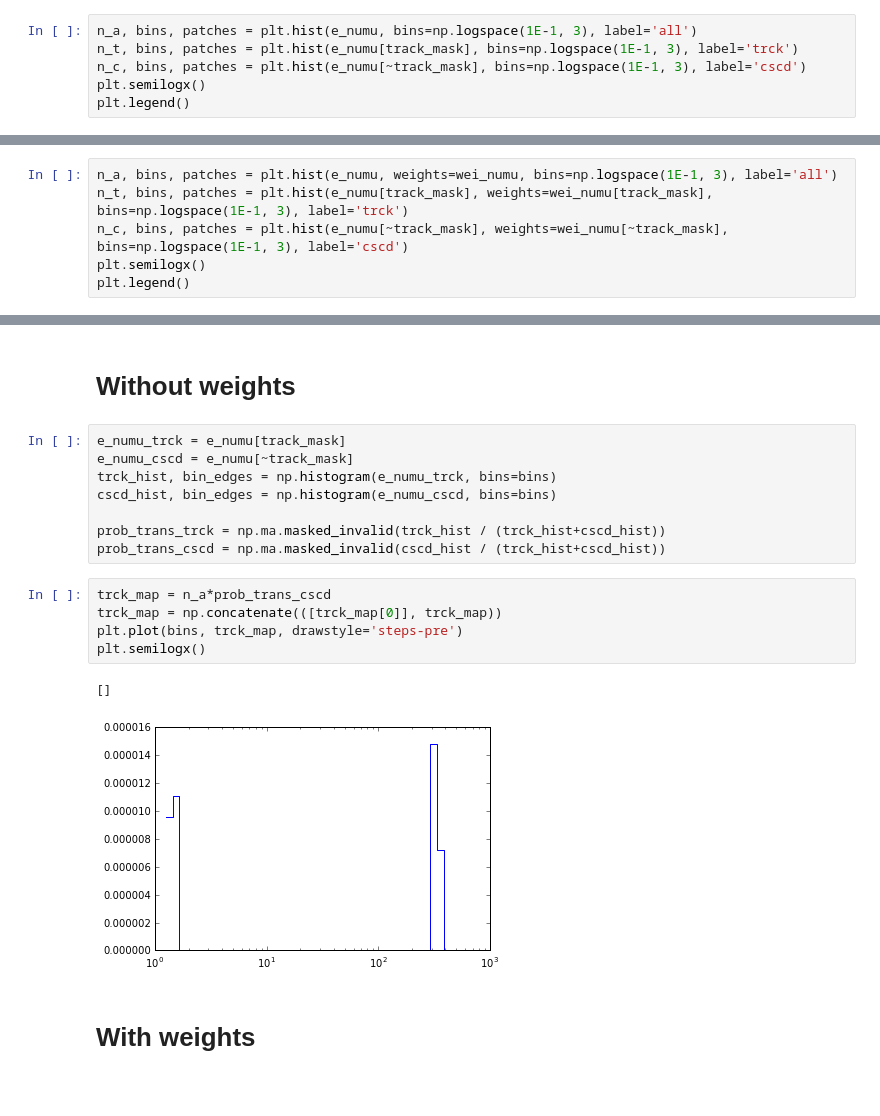
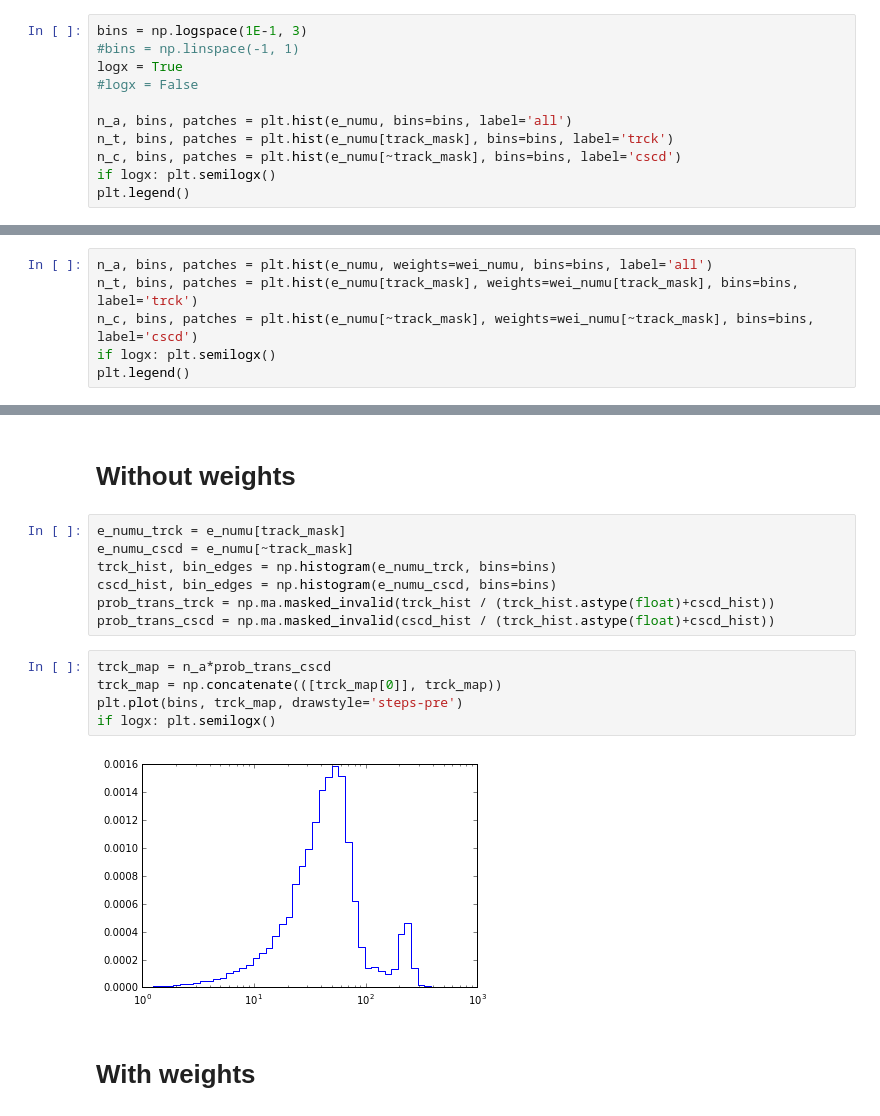
Before and after one commit to ShiveshM/hello-world, a Jupyter notebook: PID_weighting_tests.ipynb, the cells around one changed output, grey strips where cells are left out. Saved outputs shown, nothing was run; the diff lists cells and outputs as text; blank space fills up the shorter version.

```diff
--- a/PID_weighting_tests.ipynb
+++ b/PID_weighting_tests.ipynb
@@ -40,10 +40,15 @@ print track_mask
 # %% [markdown]
 # Unweighted distributions
 # %%
-n_a, bins, patches = plt.hist(e_numu, bins=np.logspace(1E-1, 3), label='all')
-n_t, bins, patches = plt.hist(e_numu[track_mask], bins=np.logspace(1E-1, 3), label='trck')
-n_c, bins, patches = plt.hist(e_numu[~track_mask], bins=np.logspace(1E-1, 3), label='cscd')
-plt.semilogx()
+bins = np.logspace(1E-1, 3)
+#bins = np.linspace(-1, 1)
+logx = True
+#logx = False
+
+n_a, bins, patches = plt.hist(e_numu, bins=bins, label='all')
+n_t, bins, patches = plt.hist(e_numu[track_mask], bins=bins, label='trck')
+n_c, bins, patches = plt.hist(e_numu[~track_mask], bins=bins, label='cscd')
+if logx: plt.semilogx()
 plt.legend()
 # %% [output]
 <matplotlib.legend.Legend at 0x...>
@@ -51,10 +56,10 @@ plt.legend()
 # %% [markdown]
 # Weighted distributions
 # %%
-n_a, bins, patches = plt.hist(e_numu, weights=wei_numu, bins=np.logspace(1E-1, 3), label='all')
-n_t, bins, patches = plt.hist(e_numu[track_mask], weights=wei_numu[track_mask], bins=np.logspace(1E-1, 3), label='trck')
-n_c, bins, patches = plt.hist(e_numu[~track_mask], weights=wei_numu[~track_mask], bins=np.logspace(1E-1, 3), label='cscd')
-plt.semilogx()
+n_a, bins, patches = plt.hist(e_numu, weights=wei_numu, bins=bins, label='all')
+n_t, bins, patches = plt.hist(e_numu[track_mask], weights=wei_numu[track_mask], bins=bins, label='trck')
+n_c, bins, patches = plt.hist(e_numu[~track_mask], weights=wei_numu[~track_mask], bins=bins, label='cscd')
+if logx: plt.semilogx()
 plt.legend()
 # %% [output]
 <matplotlib.legend.Legend at 0x...>
@@ -76,17 +80,15 @@ e_numu_trck = e_numu[track_mask]
 e_numu_cscd = e_numu[~track_mask]
 trck_hist, bin_edges = np.histogram(e_numu_trck, bins=bins)
 cscd_hist, bin_edges = np.histogram(e_numu_cscd, bins=bins)
-
-prob_trans_trck = np.ma.masked_invalid(trck_hist / (trck_hist+cscd_hist))
-prob_trans_cscd = np.ma.masked_invalid(cscd_hist / (trck_hist+cscd_hist))
+prob_trans_trck = np.ma.masked_invalid(trck_hist / (trck_hist.astype(float)+cscd_hist))
+prob_trans_cscd = np.ma.masked_invalid(cscd_hist / (trck_hist.astype(float)+cscd_hist))
 # %%
 trck_map = n_a*prob_trans_cscd
 trck_map = np.concatenate(([trck_map[0]], trck_map))
 plt.plot(bins, trck_map, drawstyle='steps-pre')
-plt.semilogx()
+if logx: plt.semilogx()
 # %% [output]
-[]
-[figure, old version]
+[figure, new version]
 # %% [markdown]
 # With weights
 # %%
```
Also changed, not shown: parts of 2 cells of this notebook.
